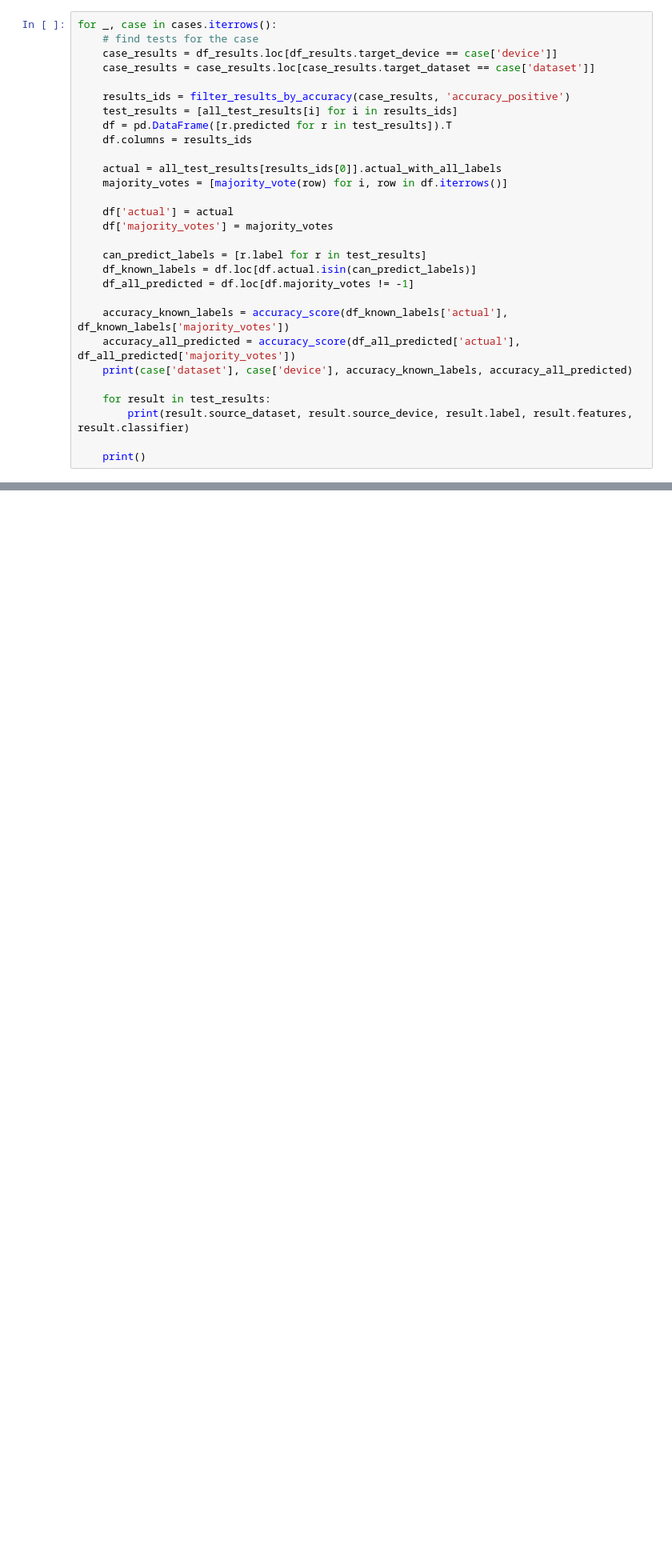
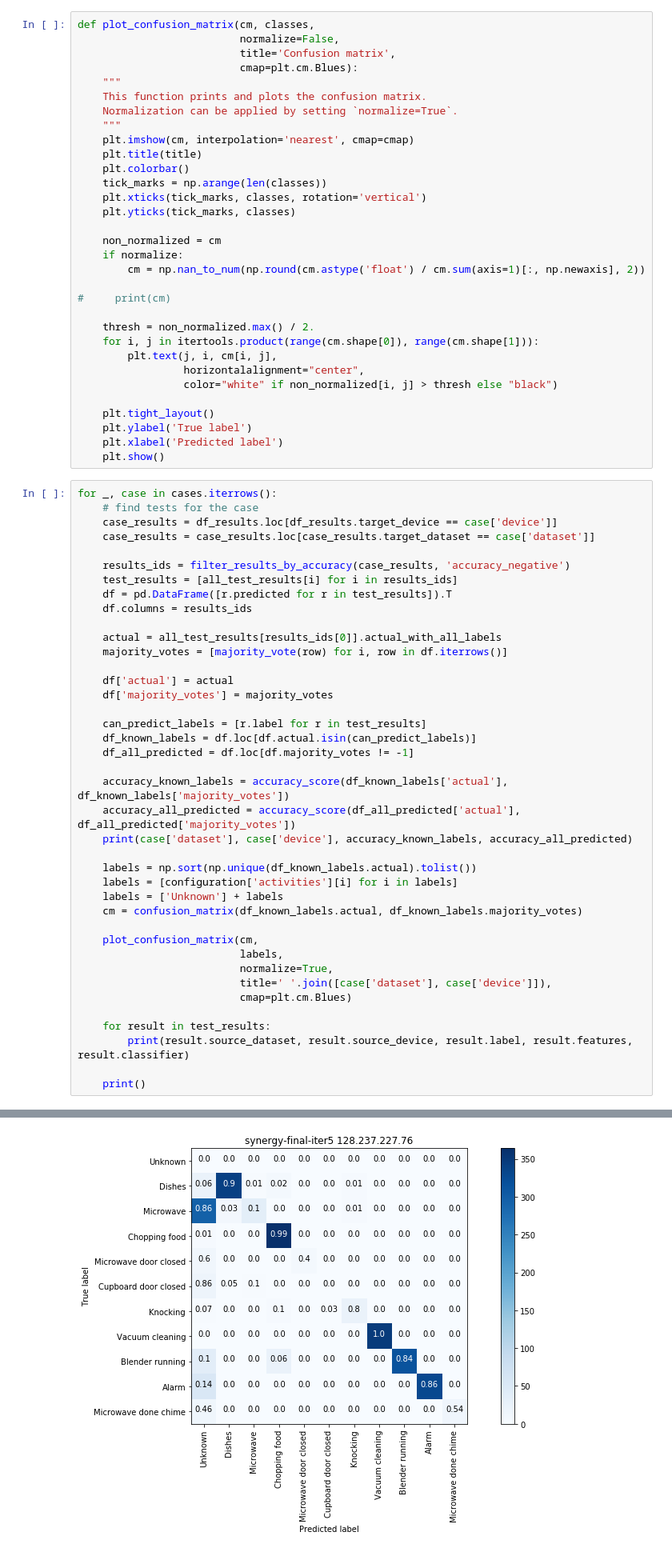
Before and after one commit to matus-tomlein/transfer-learning-playground, a Jupyter notebook: notebooks/single-activity-models/combining-activity-predictions.ipynb, the cells around one changed output, grey strips where cells are left out. Shown: that part at 80% size. Saved outputs shown, nothing was run; the diff lists cells and outputs as text; blank space fills up the shorter version.

```diff
--- a/notebooks/single-activity-models/combining-activity-predictions.ipynb
+++ b/notebooks/single-activity-models/combining-activity-predictions.ipynb
@@ -83,13 +93,45 @@ def majority_vote(row):
 cases = df_results[['target_device', 'target_dataset']].drop_duplicates()
 cases.columns = ['device', 'dataset']
 all_test_results = test_results_for_df(df_results)
+# %%
+def plot_confusion_matrix(cm, classes,
+                          normalize=False,
+                          title='Confusion matrix',
+                          cmap=plt.cm.Blues):
+    """
+    This function prints and plots the confusion matrix.
+    Normalization can be applied by setting `normalize=True`.
+    """
+    plt.imshow(cm, interpolation='nearest', cmap=cmap)
+    plt.title(title)
+    plt.colorbar()
+    tick_marks = np.arange(len(classes))
+    plt.xticks(tick_marks, classes, rotation='vertical')
+    plt.yticks(tick_marks, classes)
+
+    non_normalized = cm
+    if normalize:
+        cm = np.nan_to_num(np.round(cm.astype('float') / cm.sum(axis=1)[:, np.newaxis], 2))
+
+#     print(cm)
+
+    thresh = non_normalized.max() / 2.
+    for i, j in itertools.product(range(cm.shape[0]), range(cm.shape[1])):
+        plt.text(j, i, cm[i, j],
+                 horizontalalignment="center",
+                 color="white" if non_normalized[i, j] > thresh else "black")
+
+    plt.tight_layout()
+    plt.ylabel('True label')
+    plt.xlabel('Predicted label')
+    plt.show()
 # %%
 for _, case in cases.iterrows():
     # find tests for the case
     case_results = df_results.loc[df_results.target_device == case['device']]
     case_results = case_results.loc[case_results.target_dataset == case['dataset']]
 
-    results_ids = filter_results_by_accuracy(case_results, 'accuracy_positive')
+    results_ids = filter_results_by_accuracy(case_results, 'accuracy_negative')
     test_results = [all_test_results[i] for i in results_ids]
     df = pd.DataFrame([r.predicted for r in test_results]).T
     df.columns = results_ids
@@ -108,6 +150,17 @@ for _, case in cases.iterrows():
     accuracy_all_predicted = accuracy_score(df_all_predicted['actual'], df_all_predicted['majority_votes'])
     print(case['dataset'], case['device'], accuracy_known_labels, accuracy_all_predicted)
 
+    labels = np.sort(np.unique(df_known_labels.actual).tolist())
+    labels = [configuration['activities'][i] for i in labels]
+    labels = ['Unknown'] + labels
+    cm = confusion_matrix(df_known_labels.actual, df_known_labels.majority_votes)
+
+    plot_confusion_matrix(cm,
+                          labels,
+                          normalize=True,
+                          title=' '.join([case['dataset'], case['device']]),
+                          cmap=plt.cm.Blues)
+
     for result in test_results:
         print(result.source_dataset, result.source_device, result.label, result.features, result.classifier)
 
@@ -132,0 +170 @@ synergy-final-iter1 128.237.254.195 1 MICROPHONE_|microphone SVM
+[figure, added]
```
Also changed, not shown: parts of 5 cells of this notebook, 17 other files.
